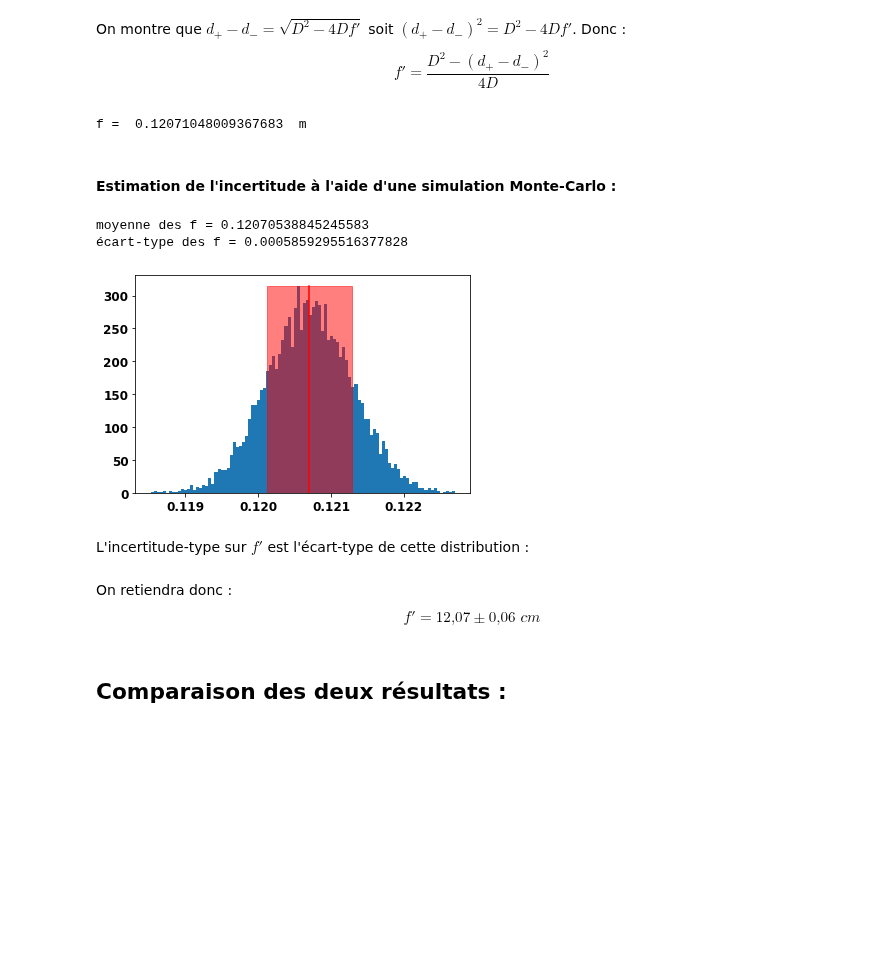
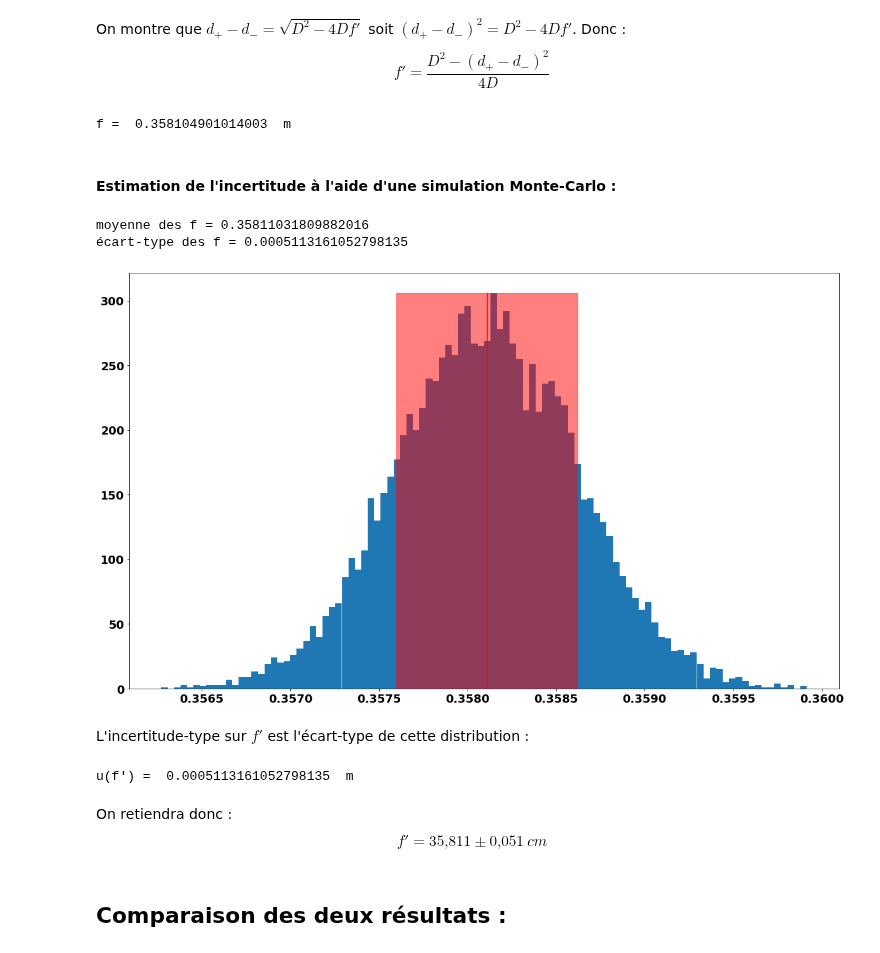
Before and after one commit to mabuchet/cours_terminale, a Jupyter notebook: focometrie/CR_TP_focometrie.ipynb, the cells around one changed output. Drawn from its saved outputs; the diff is of its cells as text; code cells hidden in the pictures; blank space fills up the shorter version.

```diff
--- a/focometrie/CR_TP_focometrie.ipynb
+++ b/focometrie/CR_TP_focometrie.ipynb
@@ -11,8 +11,8 @@ Le résultat annoncé à la fin de chaque expérience n'est pas mis à jour auto
 import numpy as np
 import matplotlib.pyplot as plt
 import matplotlib.patches as patch
+import random
 
 # Paramétrage des graphes (mise en gras des graduations des axes) :
-font = {'family' : 'sans','weight' : 'bold', 'size'   : 12}
-plt.rc('font', **font)
+plt.rc('font', weight='bold',size=18)
 # %% [markdown]
@@ -103,15 +149,15 @@ On déplace la lentille pour former l'image rétrécie de l'objet (lentille plus
 Ces deux dernières mesures sont également précises au millimètre près, en particulier parce qu'on mesure la position de la monture de la lentille et non pas du centre optique.
 # %%
 # Mesure de D :
-D = 85.4e-2 # m
+D = 207.1e-2 # m
 u_D = 0.1e-2 # m
 
 # Mesure de d_- :
-d_moins = 13.7e-2 # m
+d_moins = 46.1e-2 # m
 u_d_moins = 0.1e-2 # m
 
 # Mesure de d_+ :
-d_plus = 70.0e-2 # m
+d_plus = 161.1e-2 # m
 u_d_plus = 0.1e-2 # m
 # %% [markdown]
 ### Analyse des données :
@@ -127,7 +173,7 @@ def focale(D,d_plus,d_moins):
 f2 = focale(D,d_plus,d_moins)
 print("f = ",f2," m")
 # %% [output]
-f =  0.12071048009367683  m
+f =  0.358104901014003  m
 # %% [markdown]
 #### Estimation de l'incertitude à l'aide d'une simulation Monte-Carlo :
 # %%
@@ -139,43 +185,46 @@ d_plus_alea = np.random.normal(d_plus,u_d_plus,N)
 d_moins_alea = np.random.normal(d_moins,u_d_moins,N)
 
 # On calcule les focales correspondantes :
 f_alea = focale(D_alea,d_plus_alea,d_moins_alea)
 
 # On calcule les paramètres statistiques pertinents :
 f_moy = f_alea.mean()
 f_ect = f_alea.std()
 
 print("moyenne des f =",f_moy)
 print("écart-type des f =",f_ect)
 
 # On visualise la distribution avec un histogramme :
 figname = "histogramme des focales"
-fig = plt.figure(figname)
+fig = plt.figure(figname,figsize=(20,12))
 N_bins = int(np.sqrt(N))
 hist,bins,_ = plt.hist(f_alea, bins=N_bins)
 
 # On ajoute les paramètres statistiques sur le graphe :
 y_min = 0
 y_max = max(hist)
 plt.plot([f_moy,f_moy],[y_min,y_max],color = 'r')
 xy=(f_moy-f_ect,0)
 width = 2*f_ect
 height = y_max-y_min
 plt.gca().add_patch(patch.Rectangle(xy,width,height,color='r',alpha=0.5))
 
 plt.show()
 
 fig.savefig("histogramme.pdf", bbox_inches='tight')
 # %% [output]
-moyenne des f = 0.12070538845245583
-écart-type des f = 0.0005859295516377828
+moyenne des f = 0.35811031809882016
+écart-type des f = 0.0005113161052798135
-[figure, old version]
+[figure, new version]
 # %% [markdown]
 L'incertitude-type sur $f'$ est l'écart-type de cette distribution :
 # %%
 u_f2 = f_ect
+print("u(f') = ",u_f2," m")
+# %% [output]
+u(f') =  0.0005113161052798135  m
 # %% [markdown]
-On retiendra donc : $$f' = \text{12,07} \pm \text{0,06 } cm$$
+On retiendra donc : $$\boxed{f' = \text{35,811} \pm \text{0,051}~cm}$$
 # %% [markdown]
 ## Comparaison des deux résultats :
 # %% [markdown]
```
Also changed, not shown: parts of 17 cells of this notebook.
